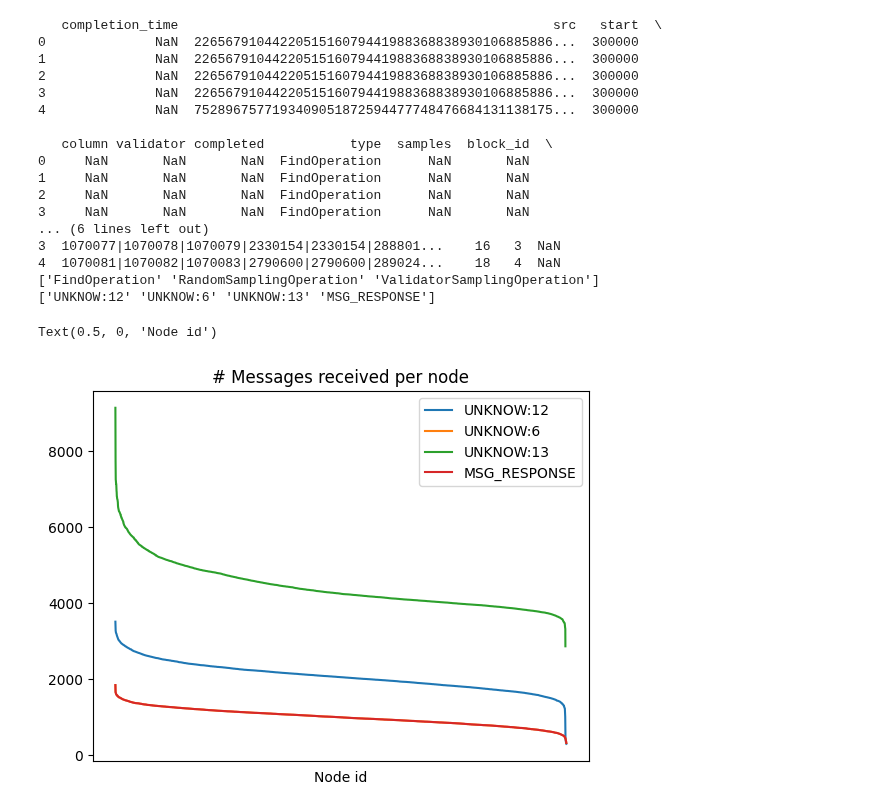
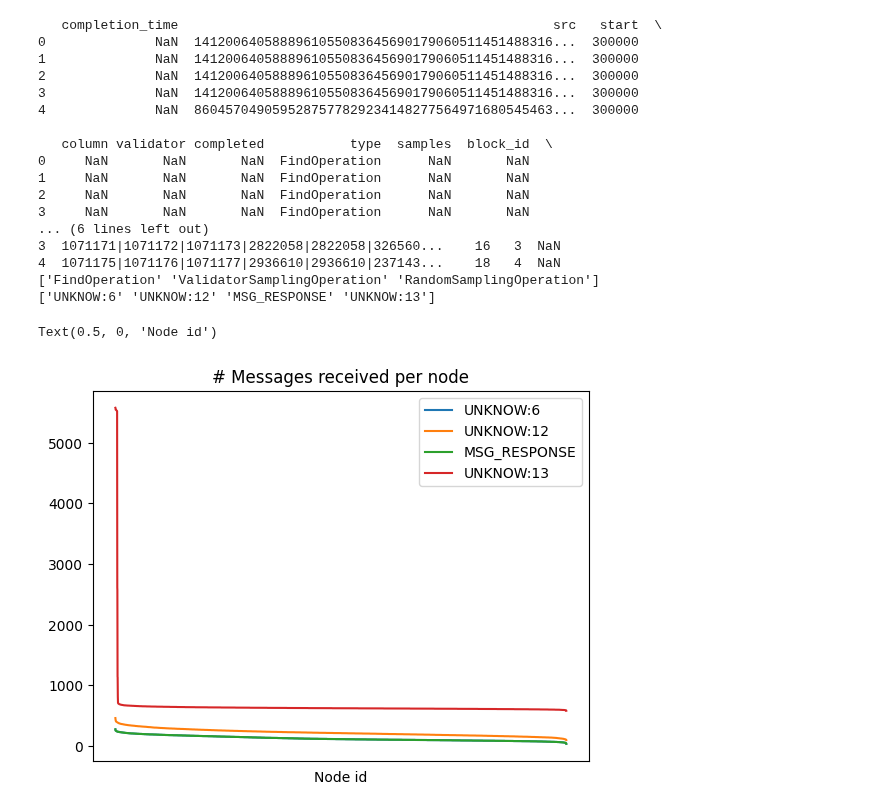
Before and after one commit to datahop/kademlia-simulator, a Jupyter notebook: simulator/python/graphs_evil.ipynb, the cells around one changed output. Cells and saved outputs as stored; diff of their text form; code cells hidden in the pictures.

```diff
--- a/simulator/python/graphs_evil.ipynb
+++ b/simulator/python/graphs_evil.ipynb
@@ -3,8 +3,8 @@ from matplotlib import pyplot as plt
 import numpy as np
 import pandas as pd
 
-ops_path = "../logs/operation.csv"
-msgs_path = "../logs/messages.csv"
+ops_path = "../logsEvilTest0.0/operation.csv"
+msgs_path = "../logsEvilTest0.0/messages.csv"
 
 op_df = pd.read_csv(ops_path,index_col=False)
 msg_df = pd.read_csv(msgs_path,index_col=False)
@@ -12,43 +12,43 @@ msg_df = pd.read_csv(msgs_path,index_col=False)
 fig1, ax1 = plt.subplots()
 
 msg_types = msg_df['type'].unique()
 
 print(op_df.head())
 print(op_df['type'].unique())
 print(msg_df['type'].unique())
 
 msg_df2 = msg_df.loc[(msg_df['dst'] !='83814183170291850251680823880522715558189094423550585243365458794131648333116')]
 for types in msg_types:
     #print(types)
     df2 = msg_df2.loc[(msg_df2['type'] == types)]
     df2['dst'].value_counts().plot(ax=ax1, kind='line', xticks=[], title="Message received by node", label=types)
 
     #print(df2['dst'])
 
 ax1.legend()
 
 ax1.set_title("# Messages received per node")
 ax1.set_xlabel("Node id")
 # %% [output]
    completion_time                                                src   start  \
-0              NaN  2265679104422051516079441988368838930106885886...  300000
-1              NaN  2265679104422051516079441988368838930106885886...  300000
-2              NaN  2265679104422051516079441988368838930106885886...  300000
-3              NaN  2265679104422051516079441988368838930106885886...  300000
-4              NaN  7528967577193409051872594477748476684131138175...  300000
+0              NaN  1412006405888961055083645690179060511451488316...  300000
+1              NaN  1412006405888961055083645690179060511451488316...  300000
+2              NaN  1412006405888961055083645690179060511451488316...  300000
+3              NaN  1412006405888961055083645690179060511451488316...  300000
+4              NaN  8604570490595287577829234148277564971680545463...  300000
 
    column validator completed           type  samples  block_id  \
 0     NaN       NaN       NaN  FindOperation      NaN       NaN
 1     NaN       NaN       NaN  FindOperation      NaN       NaN
 2     NaN       NaN       NaN  FindOperation      NaN       NaN
 3     NaN       NaN       NaN  FindOperation      NaN       NaN
 ... (6 lines left out)
-3  1070077|1070078|1070079|2330154|2330154|288801...    16   3  NaN
-4  1070081|1070082|1070083|2790600|2790600|289024...    18   4  NaN
-['FindOperation' 'RandomSamplingOperation' 'ValidatorSamplingOperation']
-['UNKNOW:12' 'UNKNOW:6' 'UNKNOW:13' 'MSG_RESPONSE']
+3  1071171|1071172|1071173|2822058|2822058|326560...    16   3  NaN
+4  1071175|1071176|1071177|2936610|2936610|237143...    18   4  NaN
+['FindOperation' 'ValidatorSamplingOperation' 'RandomSamplingOperation']
+['UNKNOW:6' 'UNKNOW:12' 'MSG_RESPONSE' 'UNKNOW:13']
 Text(0.5, 0, 'Node id')
-[figure, old version]
+[figure, new version]
 # %%
 
 fig2, ax2 = plt.subplots()
```
Also changed, not shown: parts of 8 cells of this notebook, 10 other files.
